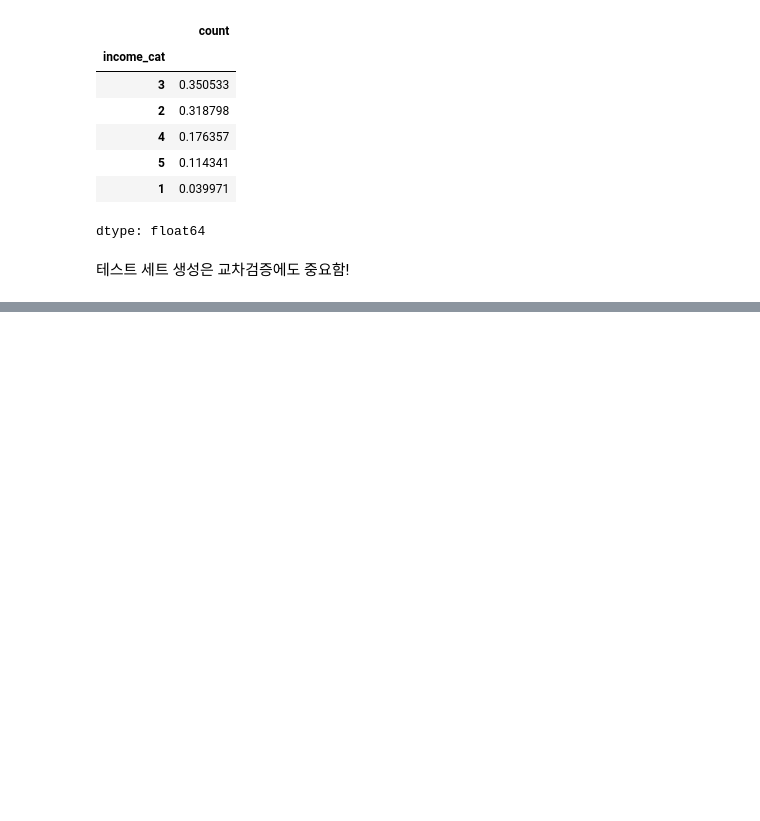
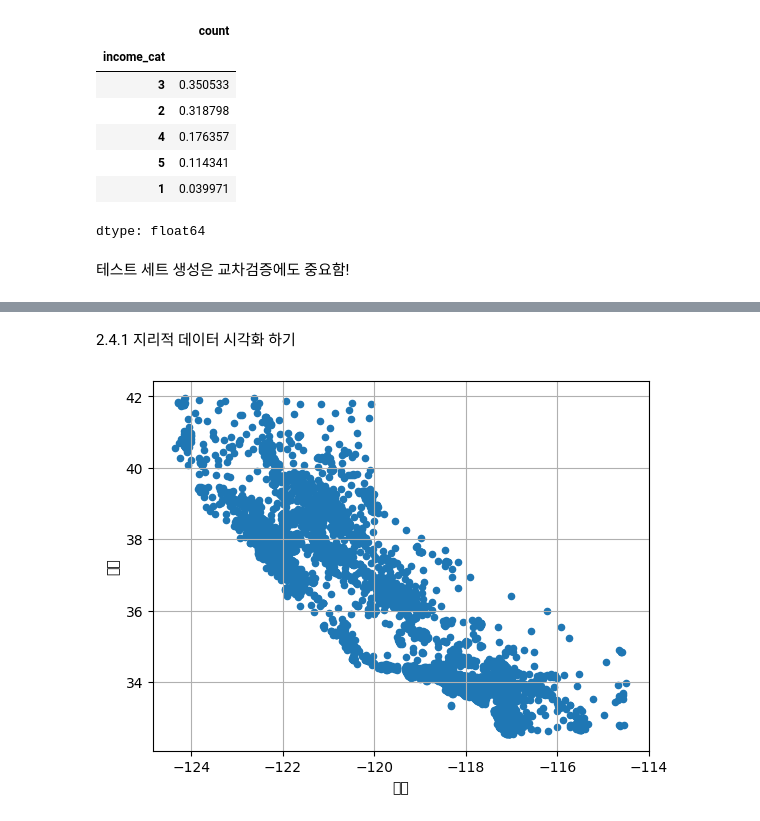
Before and after one commit to ghkdtjdbs/Hands-on-Machine-Learning-Study, a Jupyter notebook: Chapter2.ipynb, the cells around one changed output, grey strips where cells are left out. Drawn from its saved outputs; the diff is of its cells as text; code cells hidden in the pictures; blank space fills up the shorter version.

```diff
--- a/Chapter2.ipynb
+++ b/Chapter2.ipynb
@@ -262,0 +267,13 @@ dtype: float64
+# %%
+#다양한 변환을 할 거기 때문에 혹시 몰라서 데이터의 복사본을 만들자
+housing = strat_train_set.copy()
+# %% [markdown]
+2.4.1 지리적 데이터 시각화 하기
+# %%
+#이 데이터셋에 위도, 경도 있으니 모든 구역을 산점도로 시각화 해보자
+housing.plot(kind="scatter", x="longitude", y="latitude", grid=True)
+plt.xlabel("경도")
+plt.ylabel("위도")
+plt.show()
+# %% [output]
+[figure, added]
```
Also changed, not shown: parts of 6 cells of this notebook.
